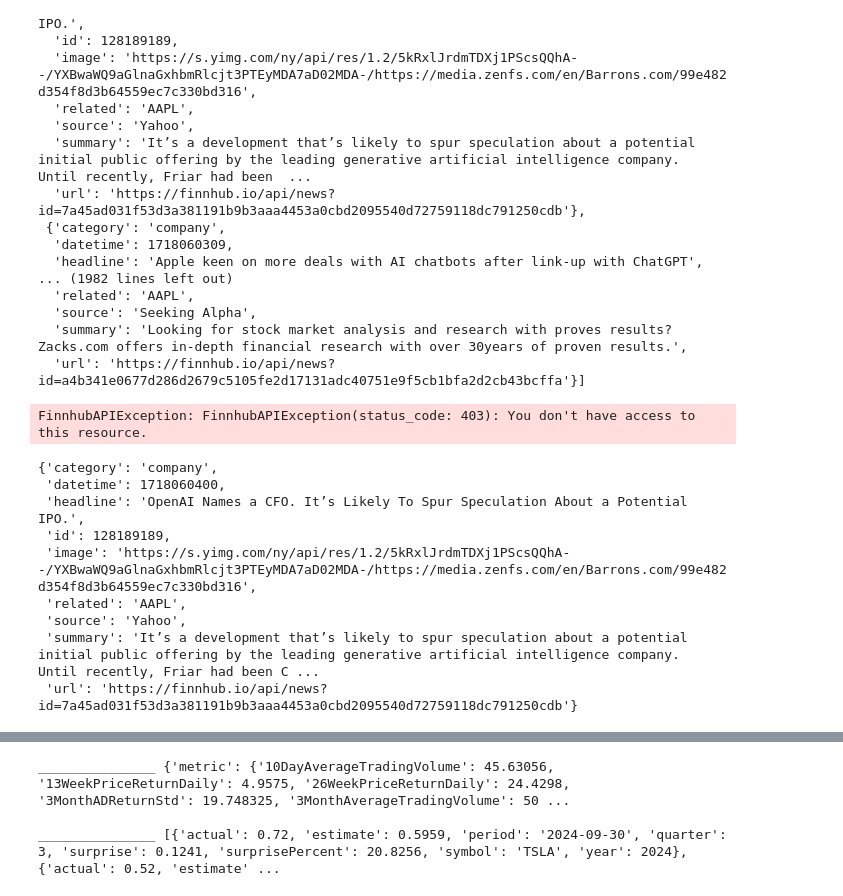
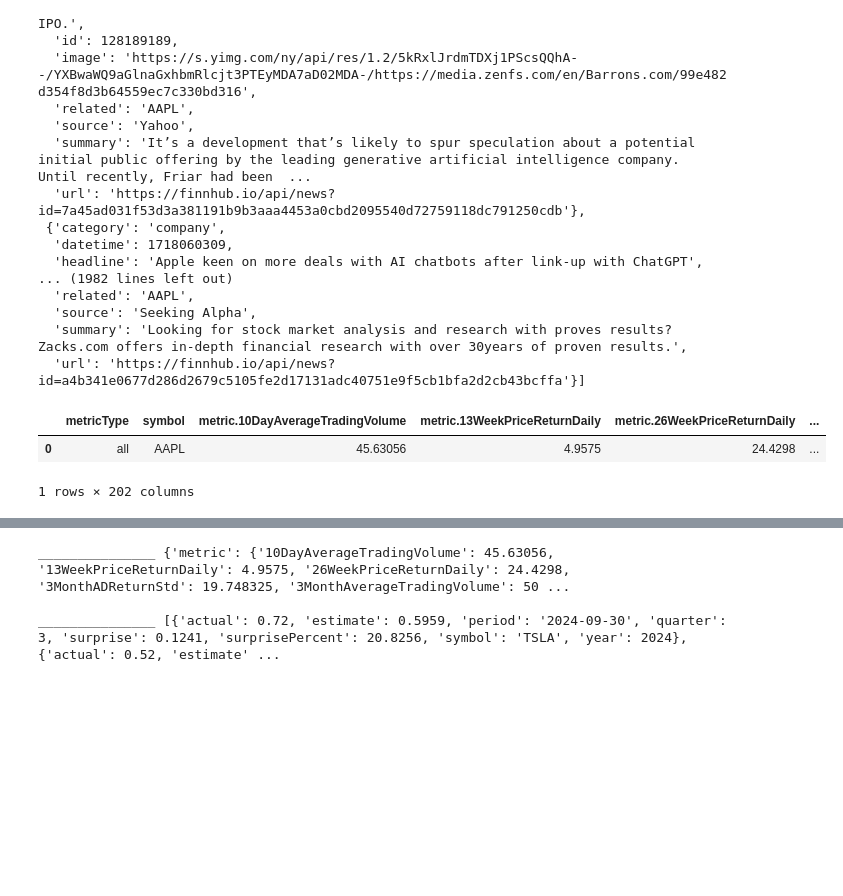
Before and after one commit to Clementadm/Projet_master, a Jupyter notebook: SRC/Api/finance/api_finnhub.ipynb, the cells around one changed output, grey strips where cells are left out. Drawn from its saved outputs; the diff is of its cells as text; code cells hidden in the pictures; blank space fills up the shorter version.

```diff
--- a/SRC/Api/finance/api_finnhub.ipynb
+++ b/SRC/Api/finance/api_finnhub.ipynb
@@ -78,19 +61,9 @@ news
   'source': 'Seeking Alpha',
   'summary': 'Looking for stock market analysis and research with proves results? Zacks.com offers in-depth financial research with over 30years of proven results.',
   'url': 'https://finnhub.io/api/news?id=a4b341e0677d286d2679c5105fe2d17131adc40751e9f5cb1bfa2d2cb43bcffa'}]
-# %%
-print(finnhub_client.price_metrics(symbol="AAPL", date="2022-01-01"))
-# %% [output]
-FinnhubAPIException: FinnhubAPIException(status_code: 403): You don't have access to this resource.
-# %%
-news[0]
-# %% [output]
-{'category': 'company',
- 'datetime': 1718060400,
- 'headline': 'OpenAI Names a CFO. It’s Likely To Spur Speculation About a Potential IPO.',
- 'id': 128189189,
- 'image': 'https://s.yimg.com/ny/api/res/1.2/5kRxlJrdmTDXj1PScsQQhA--/YXBwaWQ9aGlnaGxhbmRlcjt3PTEyMDA7aD02MDA-/https://media.zenfs.com/en/Barrons.com/99e482d354f8d3b64559ec7c330bd316',
- 'related': 'AAPL',
- 'source': 'Yahoo',
- 'summary': 'It’s a development that’s likely to spur speculation about a potential initial public offering by the leading generative artificial intelligence company.  Until recently, Friar had been C ...
- 'url': 'https://finnhub.io/api/news?id=7a45ad031f53d3a381191b9b3aaa4453a0cbd2095540d72759118dc791250cdb'}
+# %%
+pd.json_normalize(finnhub_client.company_basic_financials('AAPL', 'all'))
+# %% [output]
+|  | metricType | symbol | metric.10DayAverageTradingVolume | metric.13WeekPriceReturnDaily | metric.26WeekPriceReturnDaily | ... |
+| 0 | all | AAPL | 45.63056 | 4.9575 | 24.4298 | ... |
+1 rows × 202 columns
```
Also changed, not shown: parts of 20 cells of this notebook.
